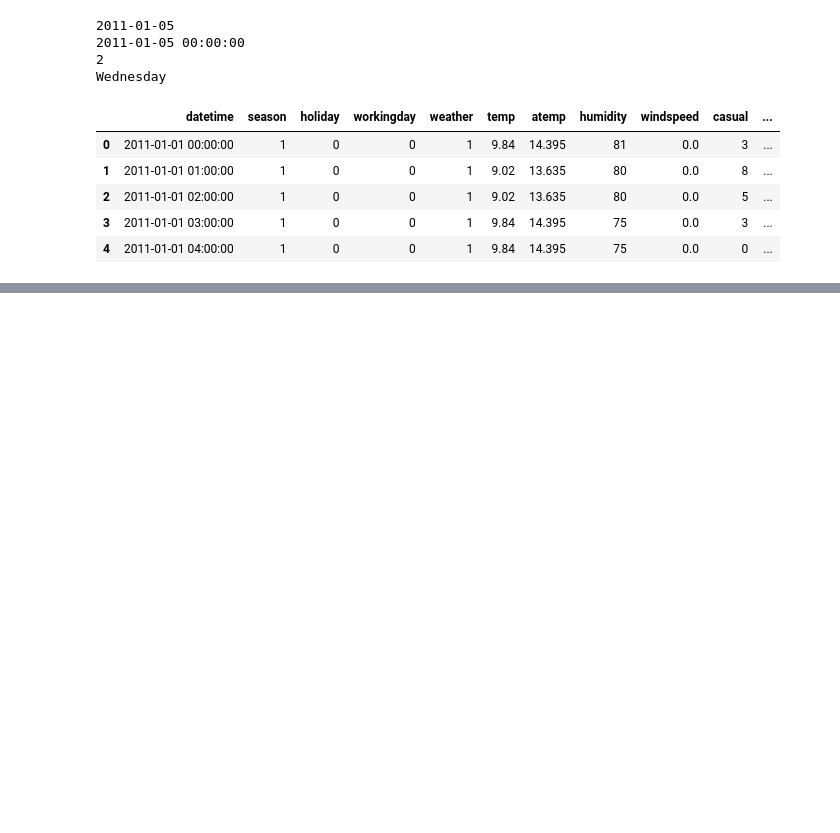
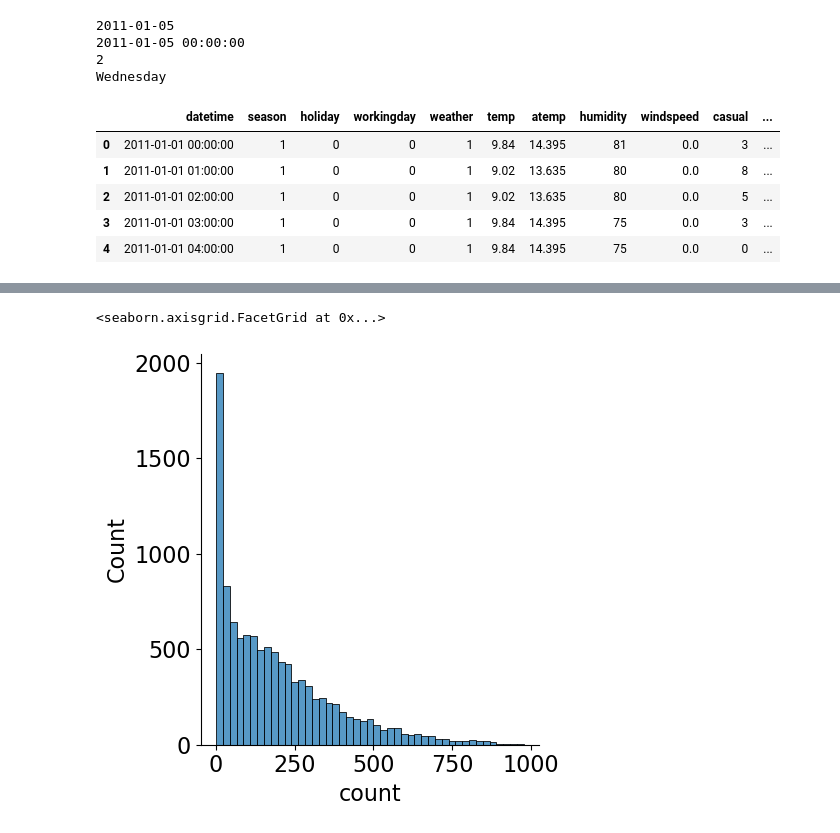
Before and after one commit to justin-kim3000/DL_Kaggle, a Jupyter notebook: Kaggle/ML/bike_sharing_demand/ML_bike.ipynb, the cells around one changed output, grey strips where cells are left out. Saved outputs shown, nothing was run; the diff lists cells and outputs as text; code cells hidden in the pictures; blank space fills up the shorter version.

Commit message:
add graph

```diff
--- a/Kaggle/ML/bike_sharing_demand/ML_bike.ipynb
+++ b/Kaggle/ML/bike_sharing_demand/ML_bike.ipynb
@@ -166,3 +166,7 @@ train['season'] = train['season'].map({1:'Spring',
                                       2:'Summer',
                                       3:'Fall',
                                       4:'Winter'})
+train['weather'] = train['weather'].map({1: 'Clear',
+                                         2: 'Mist, Few clouds',
+                                         3: 'Light Snow, Rain, Thunder',
+                                         4: 'Heavy Snow, Rain, Thunder'})
@@ -168,0 +187,6 @@ train['season'] = train['season'].map({1:'Spring',
+# %%
+mpl.rc('font', size=16)
+sns.displot(train['count'])
+# %% [output]
+<seaborn.axisgrid.FacetGrid at 0x...>
+[figure, added]
```
Also changed, not shown: parts of 3 cells of this notebook.
